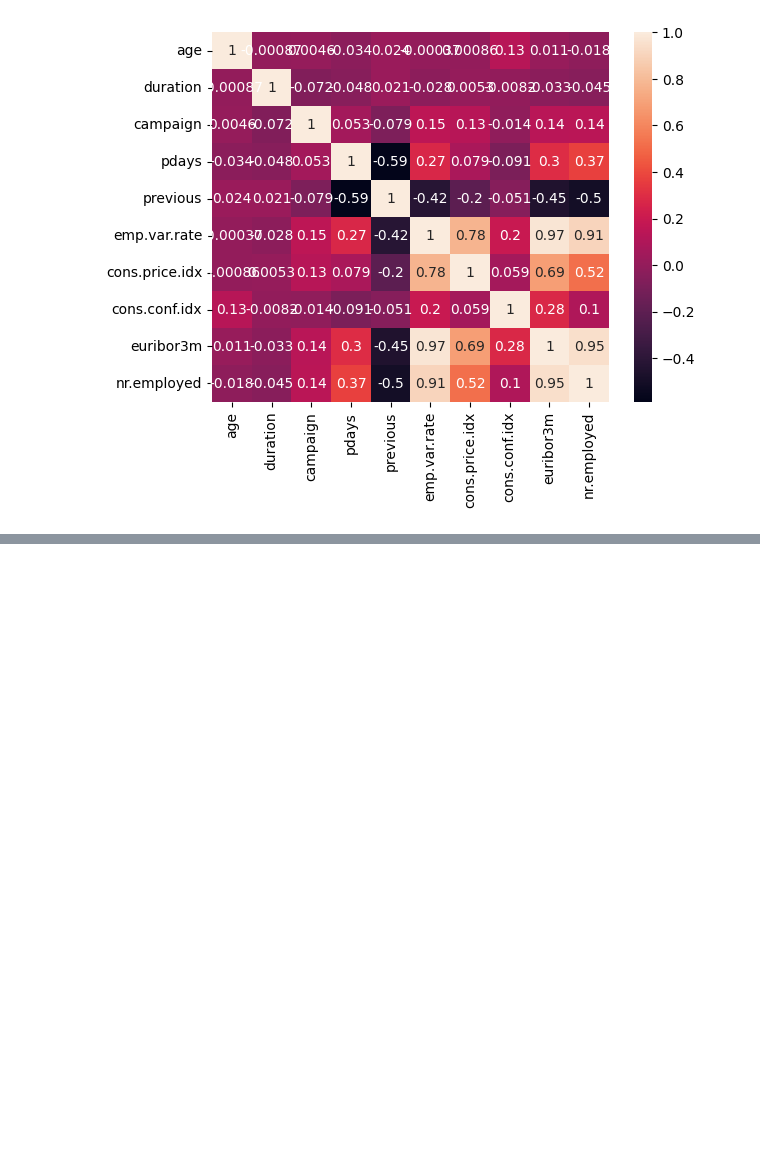
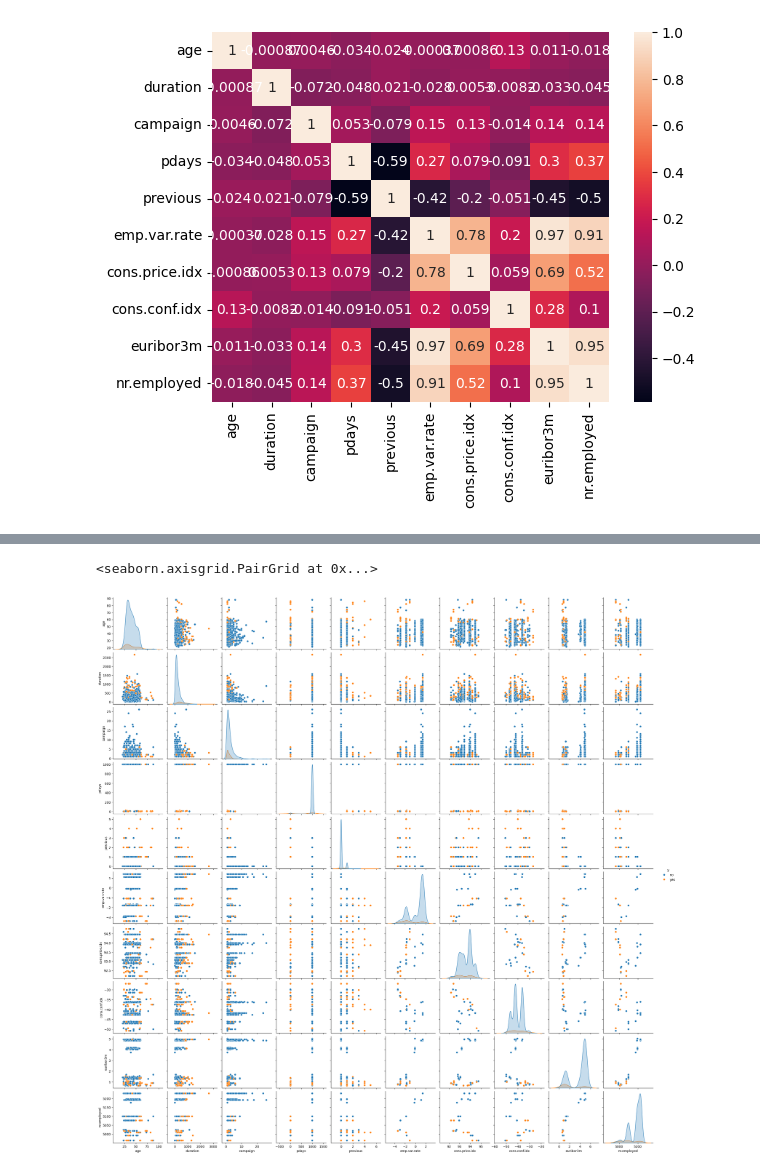
Before and after one commit to Joseddl/ML, a Jupyter notebook: src/explore.ipynb, the cells around one changed output, grey strips where cells are left out. Saved outputs shown, nothing was run; the diff lists cells and outputs as text; code cells hidden in the pictures; blank space fills up the shorter version.

```diff
--- a/src/explore.ipynb
+++ b/src/explore.ipynb
@@ -107,0 +222,5 @@ sns.heatmap(df.select_dtypes(include=np.number).corr(), annot=True)
+# %%
+sns.pairplot((df.sample(800)), hue="y")
+# %% [output]
+<seaborn.axisgrid.PairGrid at 0x...>
+[figure, added]
```
Also changed, not shown: parts of 56 cells of this notebook, 5 other files.
